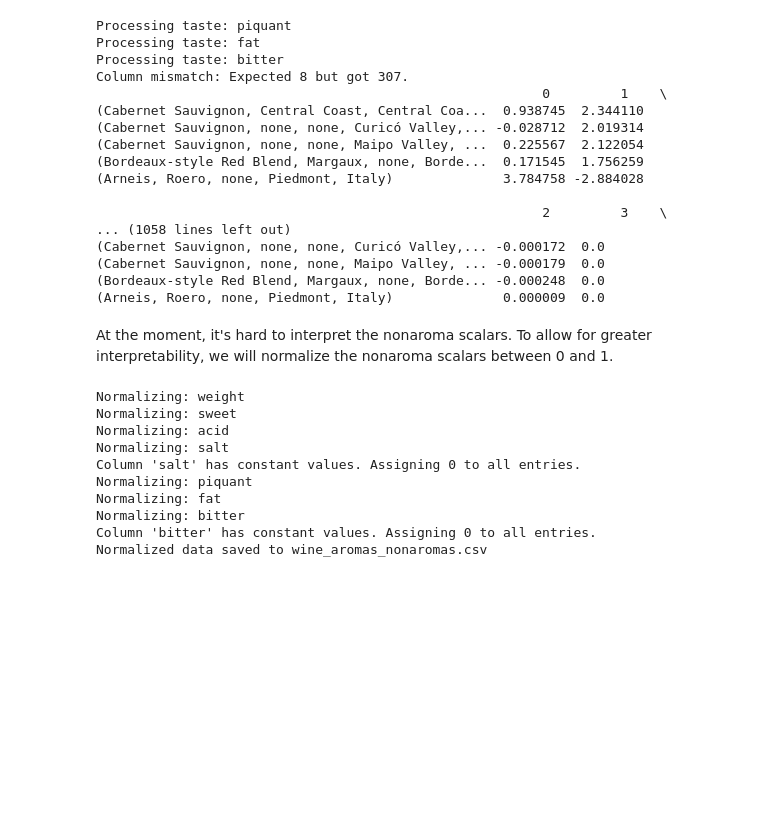
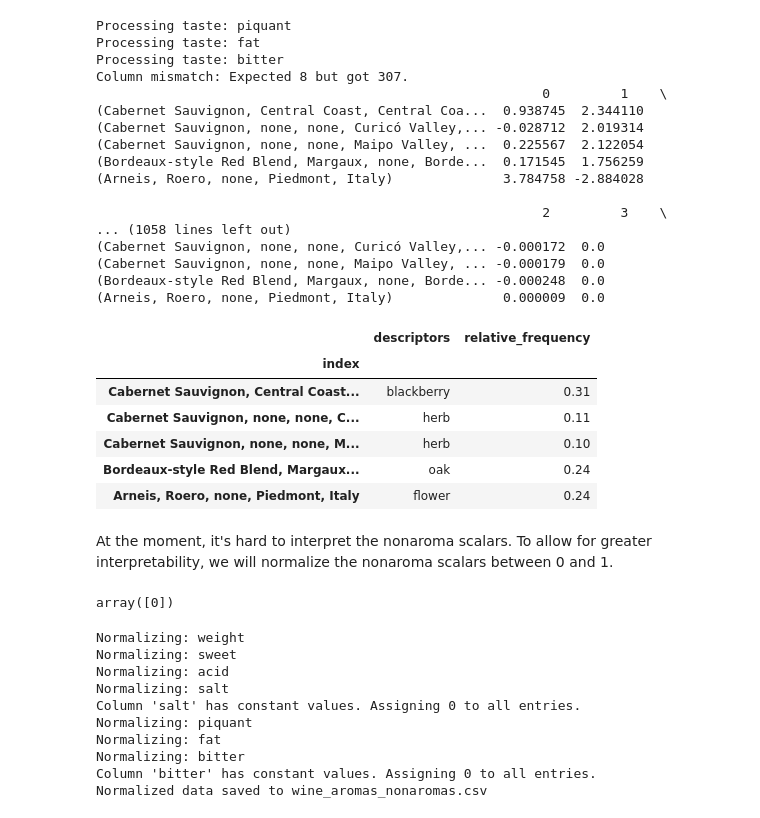
Before and after one commit to Mcjack1999/wine_food_pairing, a Jupyter notebook: Wine Food Pairing Data Prep.ipynb, the cells around one changed output. Saved outputs shown, nothing was run; the diff lists cells and outputs as text; code cells hidden in the pictures; blank space fills up the shorter version.

```diff
--- a/Wine Food Pairing Data Prep.ipynb
+++ b/Wine Food Pairing Data Prep.ipynb
@@ -876,8 +876,22 @@ aroma_descriptors_copy.dropna(inplace=True)
 aroma_descriptors_copy = pd.DataFrame(aroma_descriptors_copy['value'].tolist(), index=aroma_descriptors_copy.index)
 aroma_descriptors_copy.columns = ['descriptors', 'relative_frequency']
 aroma_descriptors_copy.to_csv('wine_variety_descriptors.csv')
+# %%
+aroma_descriptors_copy.head()
+# %% [output]
+|  | descriptors | relative_frequency |
+| index |  |  |
+| Cabernet Sauvignon, Central Coast... | blackberry | 0.31 |
+| Cabernet Sauvignon, none, none, C... | herb | 0.11 |
+| Cabernet Sauvignon, none, none, M... | herb | 0.10 |
+| Bordeaux-style Red Blend, Margaux... | oak | 0.24 |
+| Arneis, Roero, none, Piedmont, Italy | flower | 0.24 |
 # %% [markdown]
 At the moment, it's hard to interpret the nonaroma scalars. To allow for greater interpretability, we will normalize the nonaroma scalars between 0 and 1.
+# %%
+all_nonaromas['bitter'].unique()
+# %% [output]
+array([0])
 # %%
 def normalize(df, cols_to_normalize):
     for feature_name in cols_to_normalize:
```
Also changed, not shown: parts of 4 cells of this notebook.
